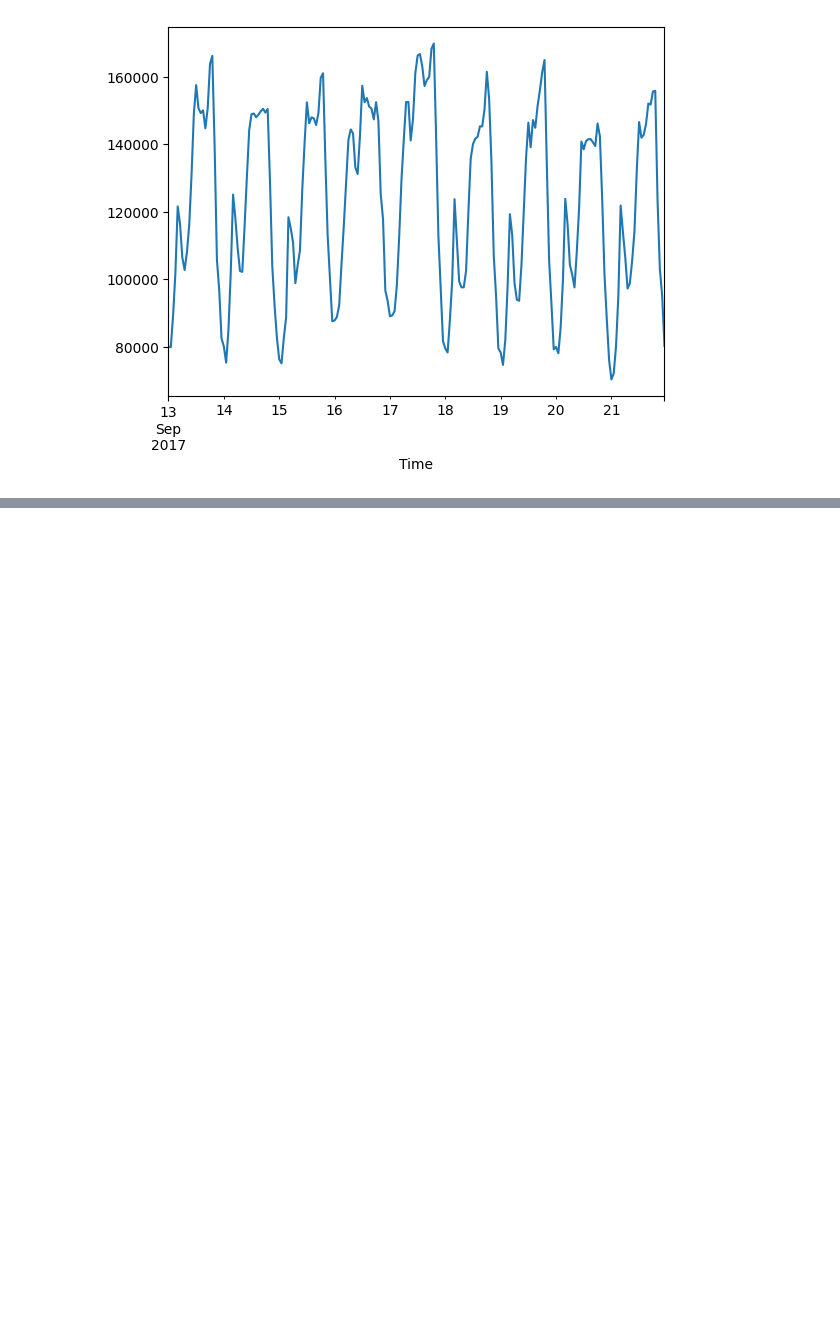
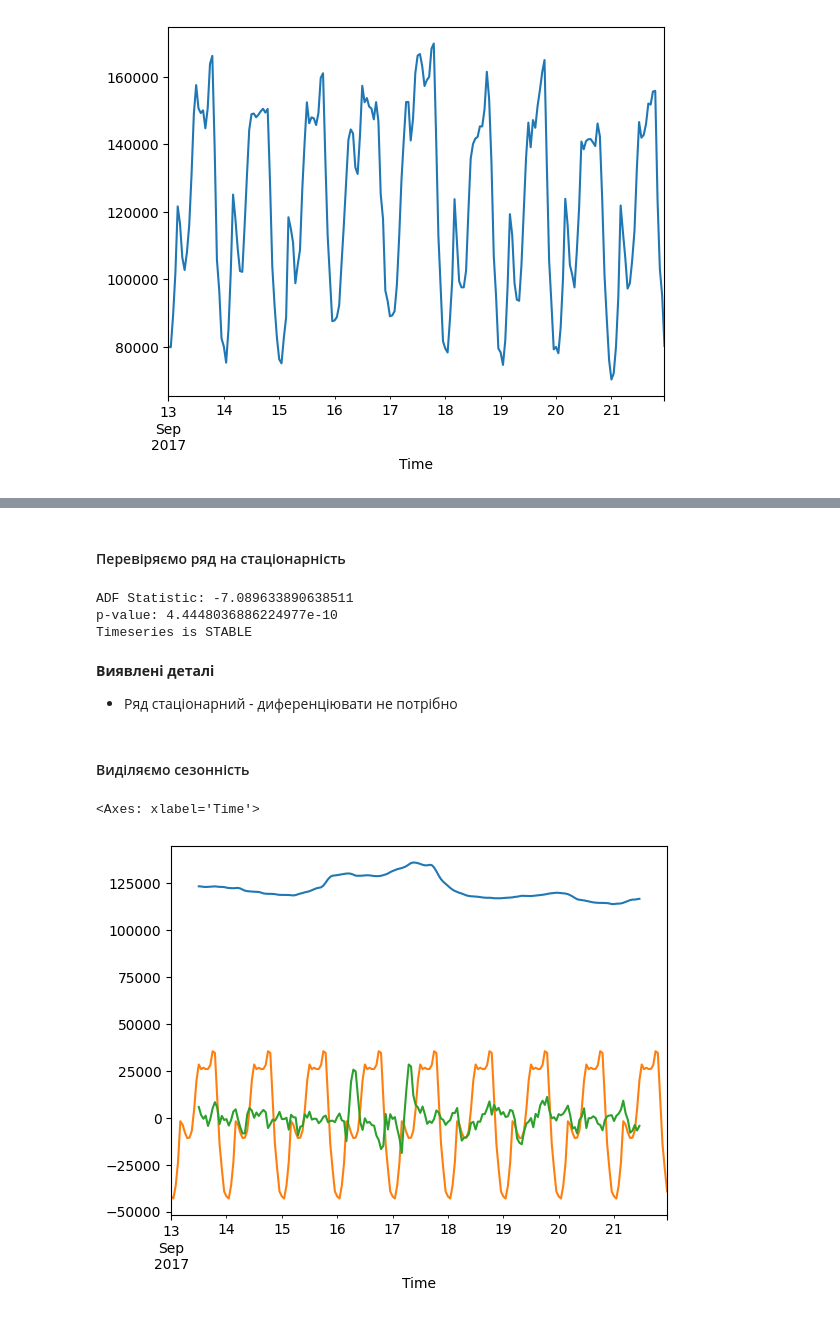
Before and after one commit to Deesthortered/ML_Courses_Homeworks, a Jupyter notebook: main_project.ipynb, the cells around one changed output, grey strips where cells are left out. Drawn from its saved outputs; the diff is of its cells as text; code cells hidden in the pictures; blank space fills up the shorter version.

```diff
--- a/main_project.ipynb
+++ b/main_project.ipynb
@@ -43,0 +56,32 @@ data['Ads'].plot()
+# %% [markdown]
+#### Перевіряємо ряд на стаціонарність
+# %%
+from statsmodels.tsa.stattools import adfuller
+stability = adfuller(data.dropna())
+
+print(f"ADF Statistic: {stability[0]}")
+print(f"p-value: {stability[1]}")
+print(f"Timeseries is", "STABLE" if stability[1] < 0.05 else "UNSTABLE")
+# %% [output]
+ADF Statistic: -7.089633890638511
+p-value: 4.4448036886224977e-10
+Timeseries is STABLE
+# %% [markdown]
+**Виявлені деталі**
+* Ряд стаціонарний - диференціювати не потрібно
+# %% [markdown]
+#### Виділяємо сезонність
+# %%
+from statsmodels.tsa.seasonal import seasonal_decompose
+decomposition_result = seasonal_decompose(data, period=24)
+
+decomposition_trend = decomposition_result.trend
+decomposition_seasonal = decomposition_result.seasonal
+decomposition_residuals = decomposition_result.resid
+
+decomposition_trend.plot()
+decomposition_seasonal.plot()
+decomposition_residuals.plot()
+# %% [output]
+<Axes: xlabel='Time'>
+[figure, added]
```
Also changed, not shown: parts of 5 cells of this notebook.
